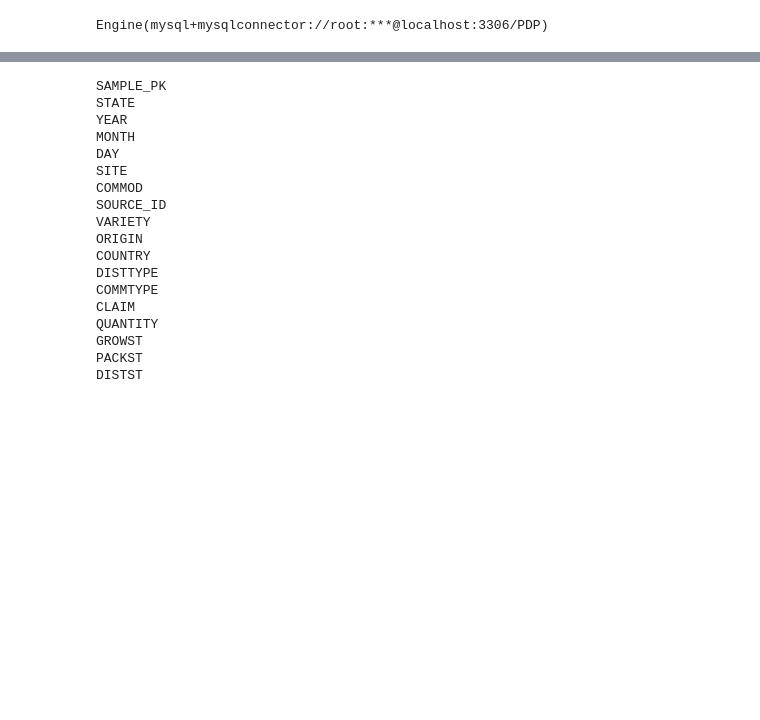
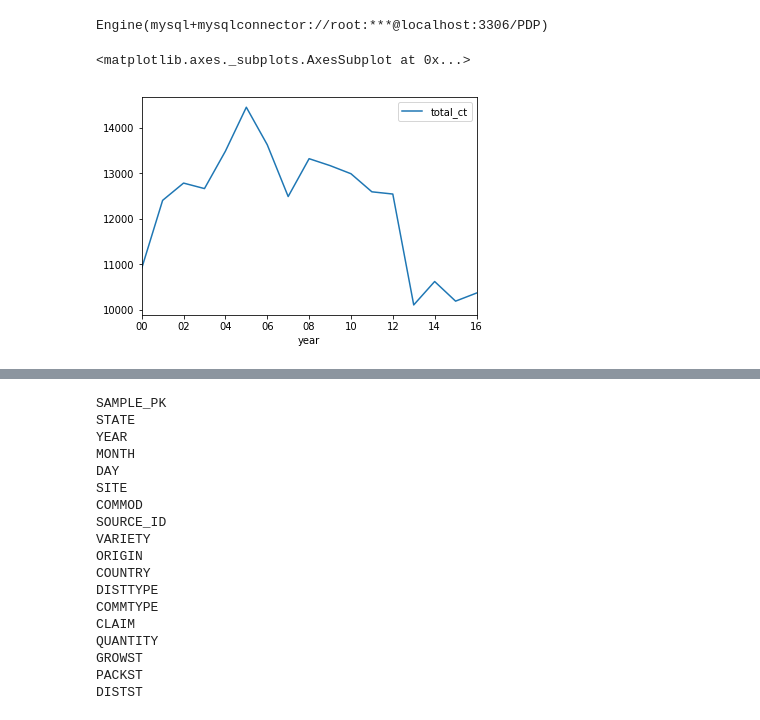
Before and after one commit to AndreaKeane/CDC_Natality_Dataset, a Jupyter notebook: PDP_data_exploration.ipynb, the cells around one changed output, grey strips where cells are left out. Saved outputs shown, nothing was run; the diff lists cells and outputs as text; code cells hidden in the pictures; blank space fills up the shorter version.

```diff
--- a/PDP_data_exploration.ipynb
+++ b/PDP_data_exploration.ipynb
@@ -14,3 +14,17 @@ print(engine)
 connection = engine.connect()
 # %% [output]
 Engine(mysql+mysqlconnector://root:***@localhost:3306/PDP)
+# %%
+# Total Samples per Year
+query = """SELECT year,
+                  count(*) as total_ct
+            FROM sample_data
+            GROUP BY year;"""
+
+annual_sample_ct = pd.read_sql_query(query, connection, index_col='year')
+# print(annual_sample_ct)
+
+annual_sample_ct.plot.line()
+# %% [output]
+<matplotlib.axes._subplots.AxesSubplot at 0x...>
+[figure, added]
```
Also changed, not shown: parts of 2 cells of this notebook, 1 other file.
